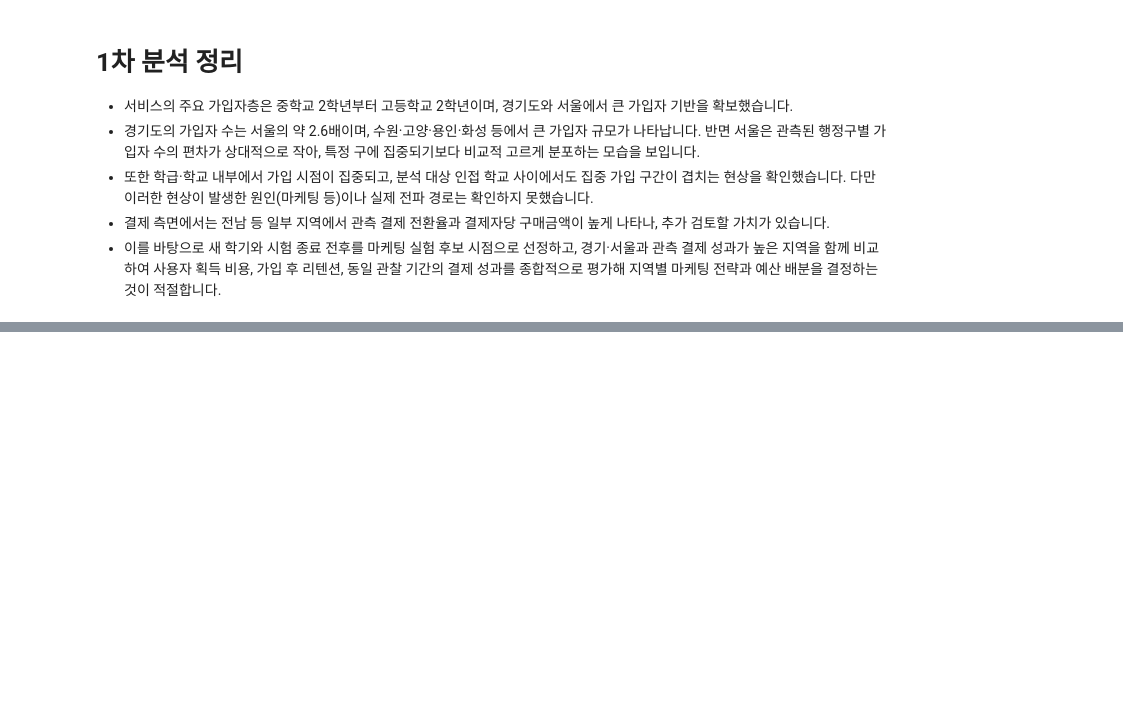
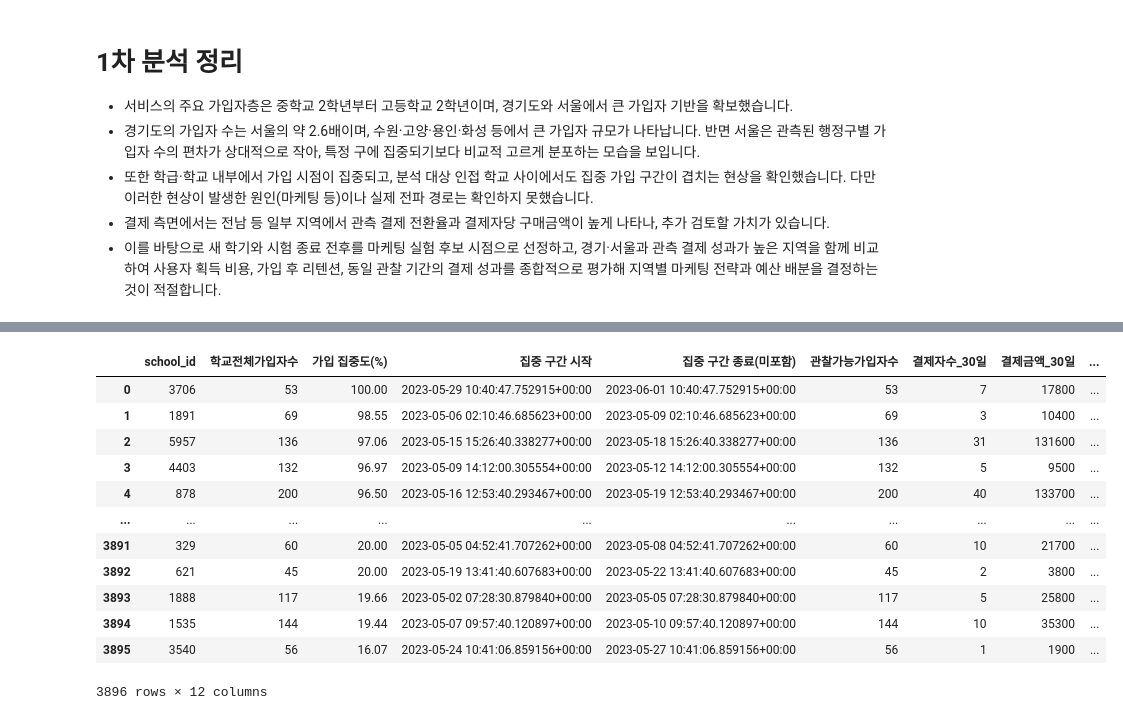
Before and after one commit to zoo-no-s/sns_service_analysis, a Jupyter notebook: notebooks/acquisition_1.ipynb, the cells around one changed output, grey strips where cells are left out. Saved outputs shown, nothing was run; the diff lists cells and outputs as text; code cells hidden in the pictures; blank space fills up the shorter version.

```diff
--- a/notebooks/acquisition_1.ipynb
+++ b/notebooks/acquisition_1.ipynb
@@ -1396,0 +1511,71 @@ display(city_payment_summary)
+# %%
+school_outcomes = (
+    user_outcomes.groupby('school_id')
+    .agg(
+        관찰가능가입자수=('user_id', 'nunique'),
+        결제자수_30일=('결제여부_30일', 'sum'),
+        결제금액_30일=('결제금액_30일', 'sum'),
+    )
+    .reset_index()
+)
+
+school_payment_comparison = (
+    school_stats.rename(columns={'가입자 수': '학교전체가입자수'})
+    .merge(
+        school_outcomes,
+        on='school_id',
+        how='left',
+        validate='one_to_one',
+    )
+)
+
+count_cols = ['관찰가능가입자수', '결제자수_30일', '결제금액_30일']
+school_payment_comparison[count_cols] = (
+    school_payment_comparison[count_cols].fillna(0)
+)
+
+school_payment_comparison['30일 관찰 가능 비중(%)'] = (
+    school_payment_comparison['관찰가능가입자수']
+    / school_payment_comparison['학교전체가입자수'] * 100
+)
+
+# 관찰 대상이 없는 학교는 성과 비교에서 제외
+school_payment_comparison = school_payment_comparison.loc[
+    school_payment_comparison['관찰가능가입자수'].gt(0)
+].copy()
+
+
+def add_payment_metrics(table):
+    result = table.copy()
+
+    users_count = result['관찰가능가입자수'].replace(0, float('nan'))
+    payer_count = result['결제자수_30일'].replace(0, float('nan'))
+
+    result['30일 결제 전환율(%)'] = (
+        result['결제자수_30일'] / users_count * 100
+    )
+    result['30일 ARPU'] = result['결제금액_30일'] / users_count
+    result['30일 ARPPU'] = result['결제금액_30일'] / payer_count
+
+    return result
+
+
+school_payment_comparison = add_payment_metrics(
+    school_payment_comparison
+)
+
+display(school_payment_comparison.round(2))
+# %% [output]
+|  | school_id | 학교전체가입자수 | 가입 집중도(%) | 집중 구간 시작 | 집중 구간 종료(미포함) | 관찰가능가입자수 | 결제자수_30일 | 결제금액_30일 | ... |
+| 0 | 3706 | 53 | 100.00 | 2023-05-29 10:40:47.752915+00:00 | 2023-06-01 10:40:47.752915+00:00 | 53 | 7 | 17800 | ... |
+| 1 | 1891 | 69 | 98.55 | 2023-05-06 02:10:46.685623+00:00 | 2023-05-09 02:10:46.685623+00:00 | 69 | 3 | 10400 | ... |
+| 2 | 5957 | 136 | 97.06 | 2023-05-15 15:26:40.338277+00:00 | 2023-05-18 15:26:40.338277+00:00 | 136 | 31 | 131600 | ... |
+| 3 | 4403 | 132 | 96.97 | 2023-05-09 14:12:00.305554+00:00 | 2023-05-12 14:12:00.305554+00:00 | 132 | 5 | 9500 | ... |
+| 4 | 878 | 200 | 96.50 | 2023-05-16 12:53:40.293467+00:00 | 2023-05-19 12:53:40.293467+00:00 | 200 | 40 | 133700 | ... |
+| ... | ... | ... | ... | ... | ... | ... | ... | ... | ... |
+| 3891 | 329 | 60 | 20.00 | 2023-05-05 04:52:41.707262+00:00 | 2023-05-08 04:52:41.707262+00:00 | 60 | 10 | 21700 | ... |
+| 3892 | 621 | 45 | 20.00 | 2023-05-19 13:41:40.607683+00:00 | 2023-05-22 13:41:40.607683+00:00 | 45 | 2 | 3800 | ... |
+| 3893 | 1888 | 117 | 19.66 | 2023-05-02 07:28:30.879840+00:00 | 2023-05-05 07:28:30.879840+00:00 | 117 | 5 | 25800 | ... |
+| 3894 | 1535 | 144 | 19.44 | 2023-05-07 09:57:40.120897+00:00 | 2023-05-10 09:57:40.120897+00:00 | 144 | 10 | 35300 | ... |
+| 3895 | 3540 | 56 | 16.07 | 2023-05-24 10:41:06.859156+00:00 | 2023-05-27 10:41:06.859156+00:00 | 56 | 1 | 1900 | ... |
+3896 rows × 12 columns
```
Also changed, not shown: parts of 15 cells of this notebook, 1 other file.
